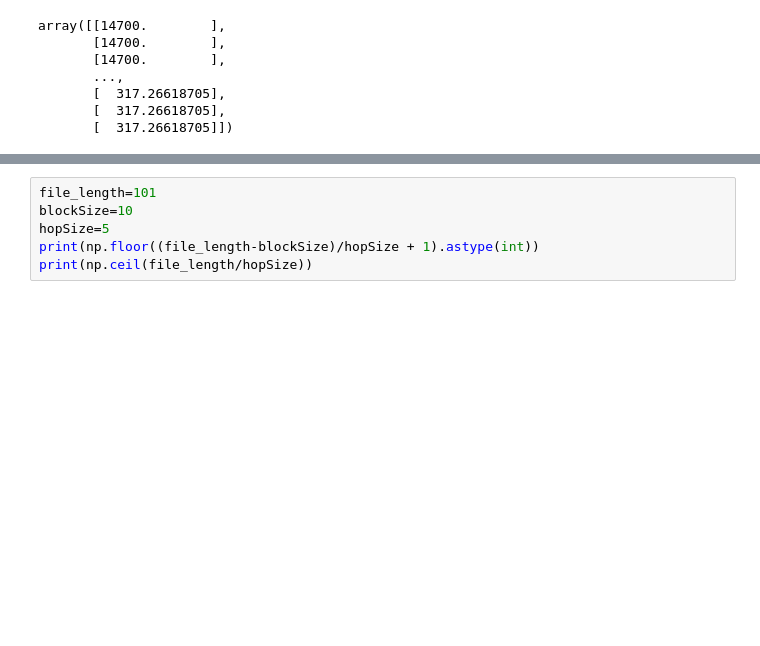
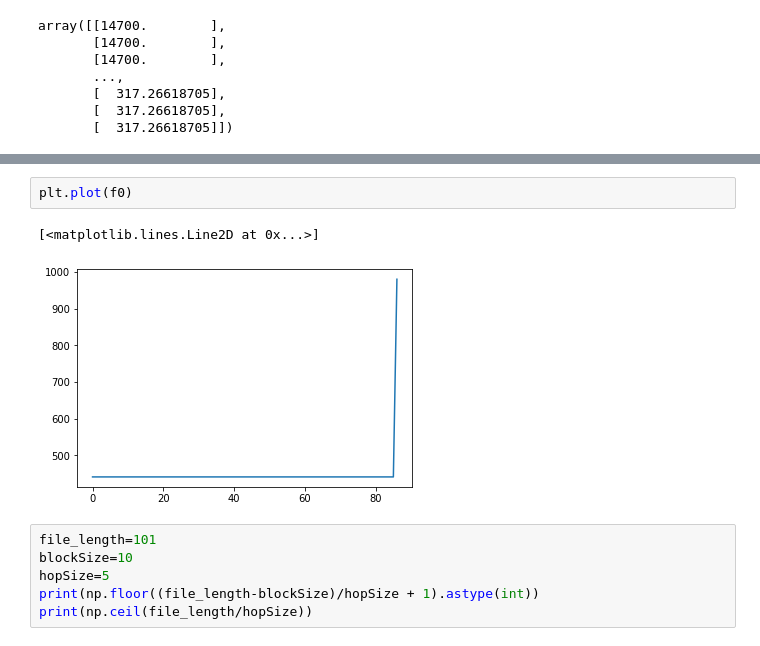
Before and after one commit to VedantKalbag/ACA-assignments, a Jupyter notebook: assignment_1/ass1.ipynb, the cells around one changed output, grey strips where cells are left out. Drawn from its saved outputs; the diff is of its cells as text; blank space fills up the shorter version.

```diff
--- a/assignment_1/ass1.ipynb
+++ b/assignment_1/ass1.ipynb
@@ -403,3 +500,8 @@ f0,t=track_pitch_acf(s,blockSize, hopSize, fs)
+# %%
+plt.plot(f0)
+# %% [output]
+[<matplotlib.lines.Line2D at 0x...>]
+[figure, added]
 # %%
 file_length=101
 blockSize=10
```
Also changed, not shown: parts of 17 cells of this notebook, 5 other files.
